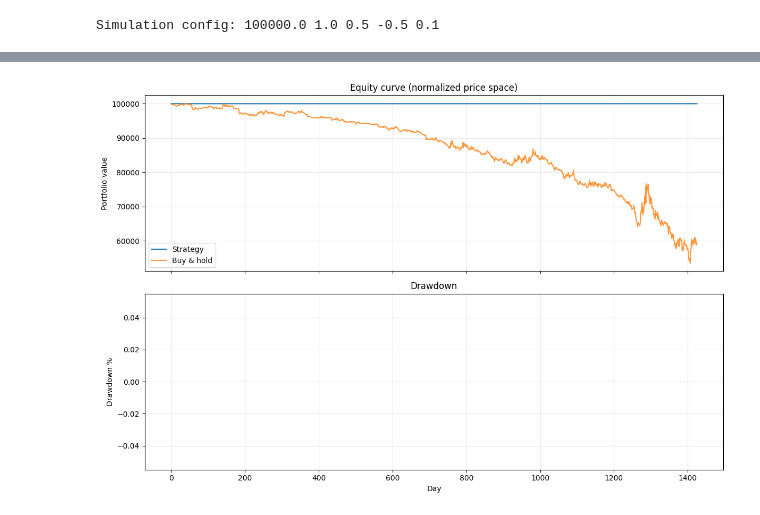
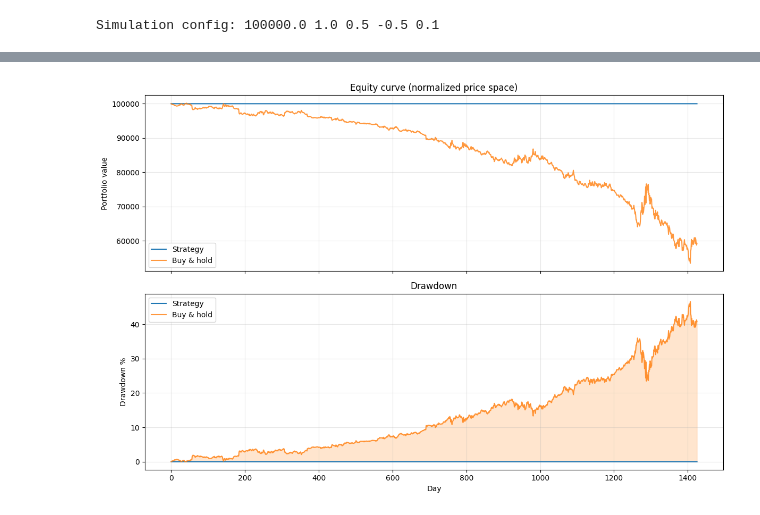
Before and after one commit to ValentinYotov/Stock-price-prediction, a Jupyter notebook: notebooks/05_backtest_simulation.ipynb, the cells around one changed output, grey strips where cells are left out. Saved outputs shown, nothing was run; the diff lists cells and outputs as text; code cells hidden in the pictures.

```diff
--- a/notebooks/05_backtest_simulation.ipynb
+++ b/notebooks/05_backtest_simulation.ipynb
@@ -55,8 +50,15 @@ Test samples: 1427, features: 34
 # %%
-# Use project root so path works regardless of cwd (same as config)
-checkpoint_path = _cfg.PROJECT_ROOT / config.paths.models_dir / "best_model.pt"
+# Use project root + config checkpoint filename (set paths.checkpoint_file in config for correct model)
+checkpoint_name = getattr(config.paths, "checkpoint_file", "best_model.pt")
+checkpoint_path = _cfg.PROJECT_ROOT / config.paths.models_dir / checkpoint_name
+if not checkpoint_path.exists():
+    raise FileNotFoundError(f"Checkpoint not found: {checkpoint_path}. Train with 03_train_model.ipynb or set paths.checkpoint_file in config.")
+import time
+mtime = time.ctime(checkpoint_path.stat().st_mtime)
 checkpoint = torch.load(checkpoint_path, map_location="cpu")
 state_dict = checkpoint["model_state_dict"]
+print(f"Loaded: {checkpoint_path.name} (modified {mtime})")
+print(f"Checkpoint: epoch {checkpoint.get('epoch', '?') + 1}, val loss {checkpoint.get('score', '?'):.6f}")
 
 input_dim_checkpoint = state_dict["input_projection.weight"].shape[1]
 input_dim_current = len(feature_columns)
@@ -190,27 +222,39 @@ NameError: name 'prices' is not defined
 # %%
 import matplotlib.pyplot as plt
 
 fig, axes = plt.subplots(2, 1, figsize=(12, 8), sharex=True)
 
 ax1 = axes[0]
 ax1.plot(result.equity_curve, label="Strategy")
 bh_value = initial_capital * (prices / prices[0])
 ax1.plot(bh_value, label="Buy & hold", alpha=0.8)
 ax1.set_ylabel("Portfolio value")
 ax1.legend()
 ax1.grid(True, alpha=0.3)
 ax1.set_title("Equity curve (normalized price space)")
 
 ax2 = axes[1]
+x = np.arange(len(result.equity_curve))
 peak = np.maximum.accumulate(result.equity_curve)
-dd = 100 * (peak - result.equity_curve) / np.where(peak <= 0, np.nan, peak)
-ax2.fill_between(range(len(dd)), dd, 0, alpha=0.3)
+safe_peak = np.where(peak <= 0, np.nan, peak)
+dd = 100 * (peak - result.equity_curve) / safe_peak
+dd = np.nan_to_num(dd, nan=0.0)
+ax2.plot(x, dd, label="Strategy", color="C0")
+ax2.fill_between(x, dd, 0, alpha=0.3, color="C0")
+bh_value_dd = initial_capital * (prices / prices[0])
+peak_bh = np.maximum.accumulate(bh_value_dd)
+safe_peak_bh = np.where(peak_bh <= 0, np.nan, peak_bh)
+dd_bh = 100 * (peak_bh - bh_value_dd) / safe_peak_bh
+dd_bh = np.nan_to_num(dd_bh, nan=0.0)
+ax2.plot(x, dd_bh, label="Buy & hold", color="C1", alpha=0.8)
+ax2.fill_between(x, dd_bh, 0, alpha=0.2, color="C1")
 ax2.set_ylabel("Drawdown %")
 ax2.set_xlabel("Day")
+ax2.legend()
 ax2.grid(True, alpha=0.3)
 ax2.set_title("Drawdown")
 
 plt.tight_layout()
 plt.show()
 # %% [output]
-[figure, old version]
+[figure, new version]
```
Also changed, not shown: parts of 5 cells of this notebook, 6 other files.
